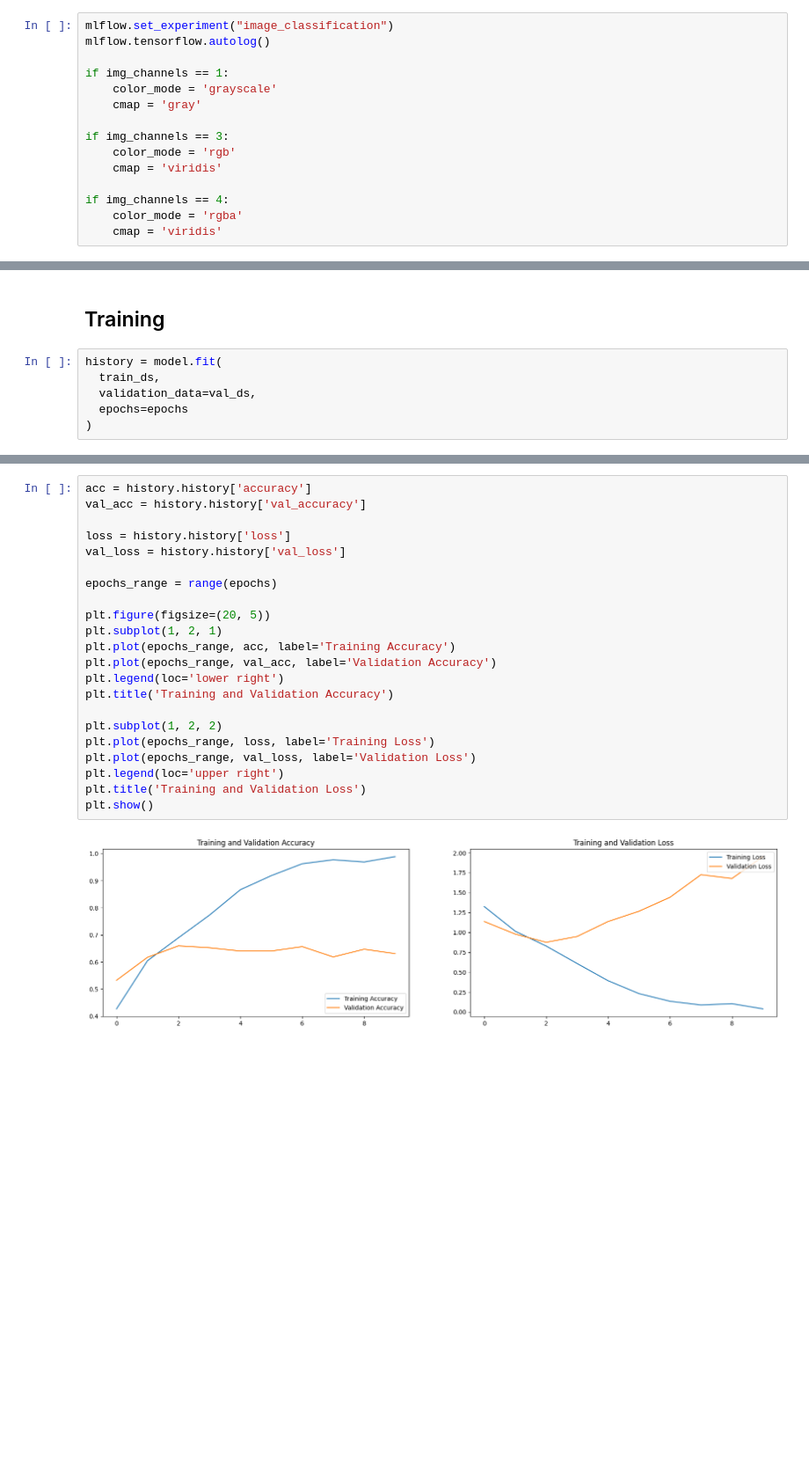
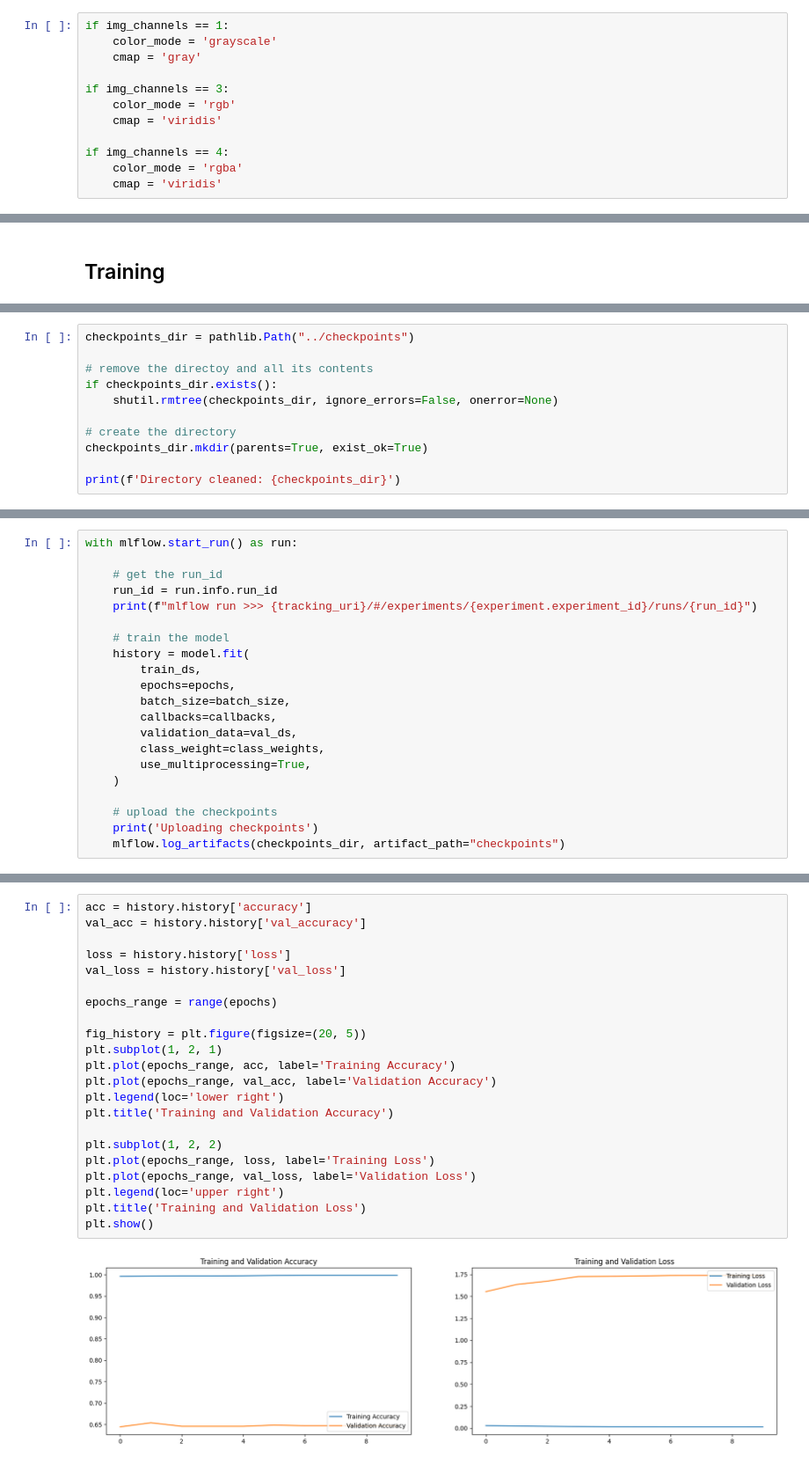
Before and after one commit to willembressers/experiments, a Jupyter notebook: notebooks/image_classification.ipynb, the cells around one changed output, grey strips where cells are left out. Shown at 88% size. Drawn from its saved outputs; the diff is of its cells as text; blank space fills up the shorter version.

Commit message:
updated classification

```diff
--- a/notebooks/image_classification.ipynb
+++ b/notebooks/image_classification.ipynb
@@ -65,7 +77,4 @@ seed = 123
 # %%
-mlflow.set_experiment("image_classification")
-mlflow.tensorflow.autolog()
-
 if img_channels == 1:
     color_mode = 'grayscale'
     cmap = 'gray'
@@ -198,9 +270,3 @@ Non-trainable params: 0
 _________________________________________________________________
 # %% [markdown]
 ## Training
-# %%
-history = model.fit(
-  train_ds,
-  validation_data=val_ds,
-  epochs=epochs
-)
@@ -233,0 +275,11 @@ Results
+# %%
+checkpoints_dir = pathlib.Path("../checkpoints")
+
+# remove the directoy and all its contents
+if checkpoints_dir.exists():
+    shutil.rmtree(checkpoints_dir, ignore_errors=False, onerror=None)
+
+# create the directory
+checkpoints_dir.mkdir(parents=True, exist_ok=True)
+
+print(f'Directory cleaned: {checkpoints_dir}')
@@ -233,0 +316,21 @@ Results
+# %%
+with mlflow.start_run() as run:
+
+    # get the run_id
+    run_id = run.info.run_id
+    print(f"mlflow run >>> {tracking_uri}/#/experiments/{experiment.experiment_id}/runs/{run_id}")
+
+    # train the model
+    history = model.fit(
+        train_ds,
+        epochs=epochs,
+        batch_size=batch_size,
+        callbacks=callbacks,
+        validation_data=val_ds,
+        class_weight=class_weights,
+        use_multiprocessing=True,
+    )
+
+    # upload the checkpoints
+    print('Uploading checkpoints')
+    mlflow.log_artifacts(checkpoints_dir, artifact_path="checkpoints")
@@ -234,24 +363,24 @@ Results
 # %%
 acc = history.history['accuracy']
 val_acc = history.history['val_accuracy']
 
 loss = history.history['loss']
 val_loss = history.history['val_loss']
 
 epochs_range = range(epochs)
 
-plt.figure(figsize=(20, 5))
+fig_history = plt.figure(figsize=(20, 5))
 plt.subplot(1, 2, 1)
 plt.plot(epochs_range, acc, label='Training Accuracy')
 plt.plot(epochs_range, val_acc, label='Validation Accuracy')
 plt.legend(loc='lower right')
 plt.title('Training and Validation Accuracy')
 
 plt.subplot(1, 2, 2)
 plt.plot(epochs_range, loss, label='Training Loss')
 plt.plot(epochs_range, val_loss, label='Validation Loss')
 plt.legend(loc='upper right')
 plt.title('Training and Validation Loss')
 plt.show()
 # %% [output]
-[figure, old version]
+[figure, new version]
```
Also changed, not shown: parts of 50 cells of this notebook, 1 other file.
